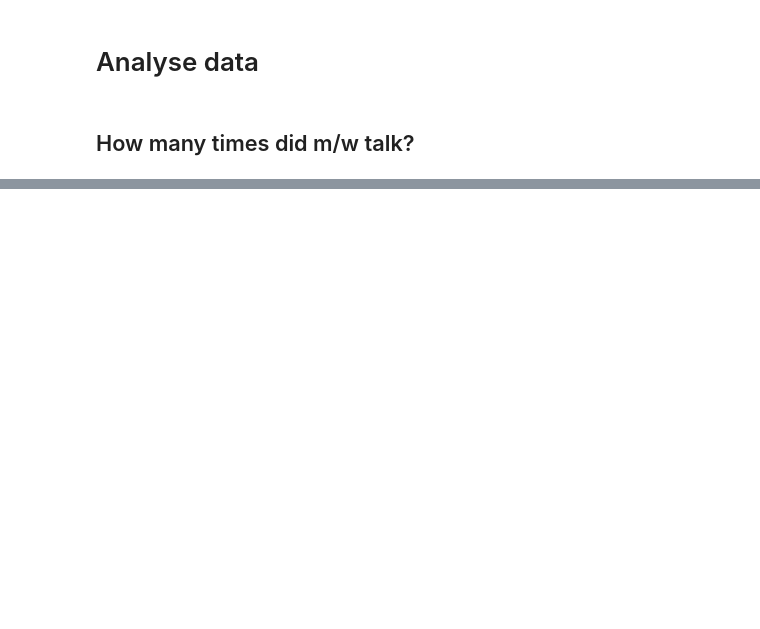
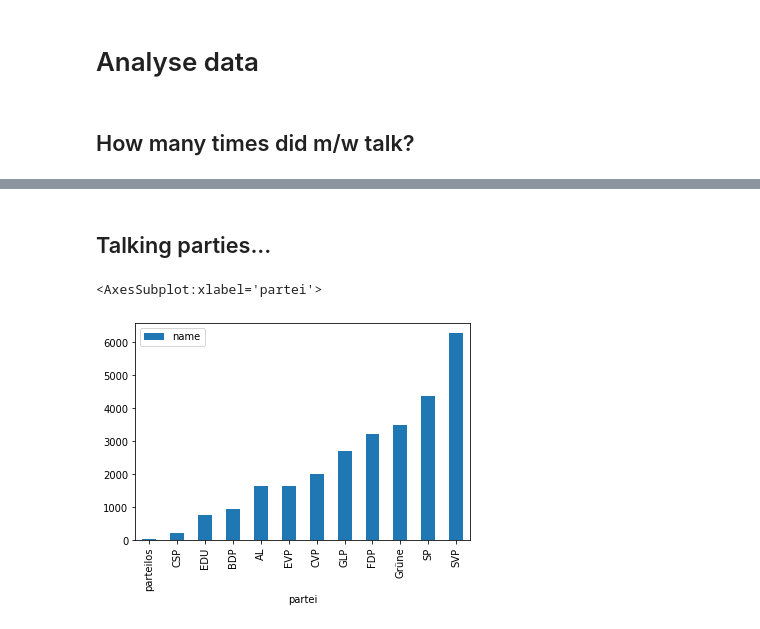
Before and after one commit to simonhuwiler/nzz_zh_kantonsrat, a Jupyter notebook: src/3_analyse.ipynb, the cells around one changed output, grey strips where cells are left out. Cells and saved outputs as stored; diff of their text form; code cells hidden in the pictures; blank space fills up the shorter version.

```diff
--- a/src/3_analyse.ipynb
+++ b/src/3_analyse.ipynb
@@ -117,0 +123,14 @@ df_votum.head()
+# %% [markdown]
+## Talking parties...
+# %%
+# Absolut
+df_votum = df_votum_raw.copy()
+
+# Remove all Statements from President, 1. & 2. Vizepresidents
+df_votum = df_votum[~df_votum.funktion.isin(['Präsidium', '2. Vizepräsidium', '1. Vizepräsidium'])]
+
+df_votum = df_votum.groupby('partei').agg({'name': 'count'}).sort_values('name')
+df_votum.plot.bar()
+# %% [output]
+<AxesSubplot:xlabel='partei'>
+[figure, added]
```
Also changed, not shown: parts of 22 cells of this notebook, 6 other files.
